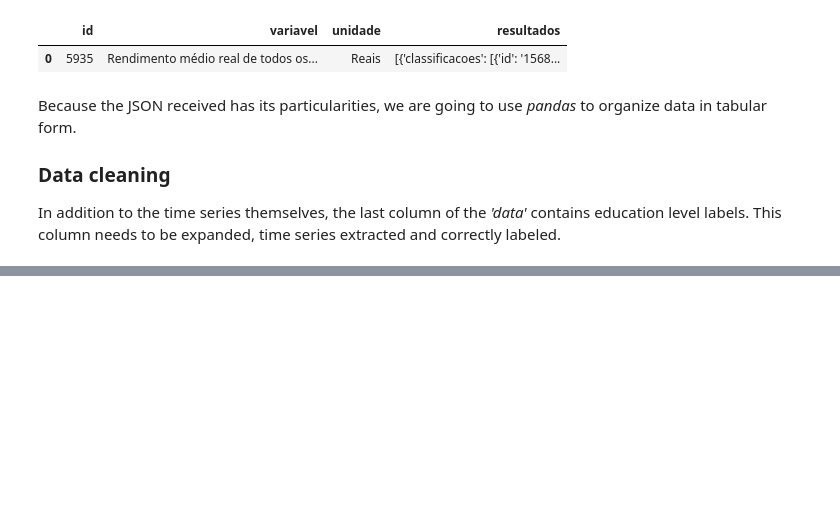
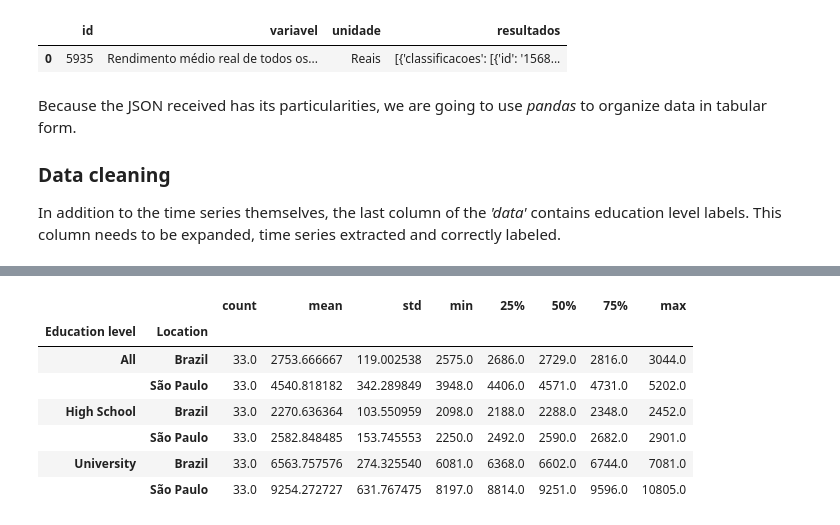
Before and after one commit to BPRateiro/Data-Science, a Jupyter notebook: PNADcIBGE.ipynb, the cells around one changed output, grey strips where cells are left out. Drawn from its saved outputs; the diff is of its cells as text; code cells hidden in the pictures; blank space fills up the shorter version.

```diff
--- a/PNADcIBGE.ipynb
+++ b/PNADcIBGE.ipynb
@@ -87,0 +79,12 @@ average_income.plot.line()
+# %%
+# Some statistics when considering all quarterly periods
+average_income.describe().T
+# %% [output]
+|  |  | count | mean | std | min | 25% | 50% | 75% | max |
+| Education level | Location |  |  |  |  |  |  |  |  |
+| All | Brazil | 33.0 | 2753.666667 | 119.002538 | 2575.0 | 2686.0 | 2729.0 | 2816.0 | 3044.0 |
+|  | São Paulo | 33.0 | 4540.818182 | 342.289849 | 3948.0 | 4406.0 | 4571.0 | 4731.0 | 5202.0 |
+| High School | Brazil | 33.0 | 2270.636364 | 103.550959 | 2098.0 | 2188.0 | 2288.0 | 2348.0 | 2452.0 |
+|  | São Paulo | 33.0 | 2582.848485 | 153.745553 | 2250.0 | 2492.0 | 2590.0 | 2682.0 | 2901.0 |
+| University | Brazil | 33.0 | 6563.757576 | 274.325540 | 6081.0 | 6368.0 | 6602.0 | 6744.0 | 7081.0 |
+|  | São Paulo | 33.0 | 9254.272727 | 631.767475 | 8197.0 | 8814.0 | 9251.0 | 9596.0 | 10805.0 |
```
Also changed, not shown: parts of 7 cells of this notebook.
